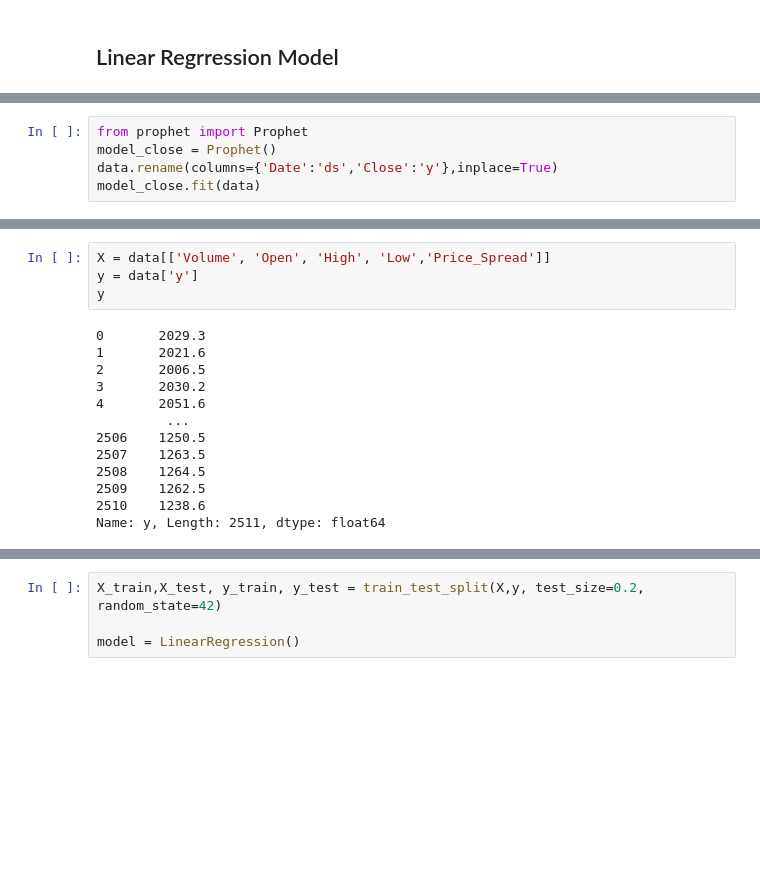
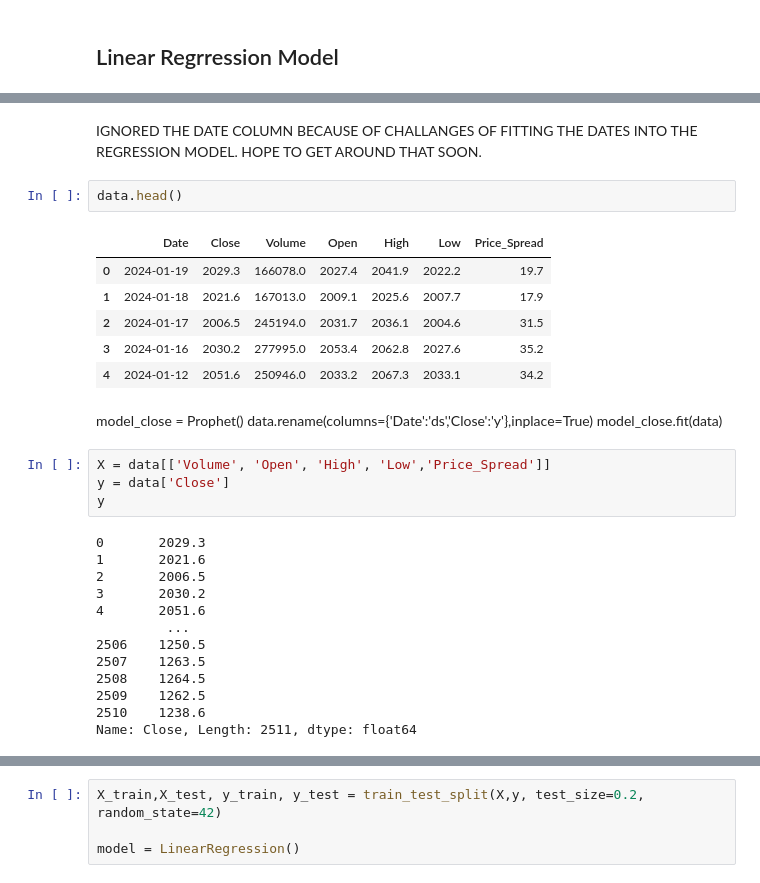
Before and after one commit to JOSEPHEKEIGI/MachineLearning_Gold_Prediction_linear_regression_Project, a Jupyter notebook: Gold-Prices-Exploratory-Analysis.ipynb, the cells around one changed output, grey strips where cells are left out. Drawn from its saved outputs; the diff is of its cells as text; blank space fills up the shorter version.

```diff
--- a/Gold-Prices-Exploratory-Analysis.ipynb
+++ b/Gold-Prices-Exploratory-Analysis.ipynb
@@ -172,5 +172,0 @@ import prophet
-# %%
-from prophet import Prophet
-model_close = Prophet()
-data.rename(columns={'Date':'ds','Close':'y'},inplace=True)
-model_close.fit(data)
@@ -181,6 +173,22 @@ model_close.fit(data)
+# %% [markdown]
+IGNORED THE DATE COLUMN BECAUSE OF CHALLANGES OF FITTING THE DATES INTO THE REGRESSION MODEL. HOPE TO GET AROUND THAT SOON.
+# %%
+data.head()
+# %% [output]
+|  | Date | Close | Volume | Open | High | Low | Price_Spread |
+| 0 | 2024-01-19 | 2029.3 | 166078.0 | 2027.4 | 2041.9 | 2022.2 | 19.7 |
+| 1 | 2024-01-18 | 2021.6 | 167013.0 | 2009.1 | 2025.6 | 2007.7 | 17.9 |
+| 2 | 2024-01-17 | 2006.5 | 245194.0 | 2031.7 | 2036.1 | 2004.6 | 31.5 |
+| 3 | 2024-01-16 | 2030.2 | 277995.0 | 2053.4 | 2062.8 | 2027.6 | 35.2 |
+| 4 | 2024-01-12 | 2051.6 | 250946.0 | 2033.2 | 2067.3 | 2033.1 | 34.2 |
+# %% [markdown]
+
+model_close = Prophet()
+data.rename(columns={'Date':'ds','Close':'y'},inplace=True)
+model_close.fit(data)
 # %%
 X = data[['Volume', 'Open', 'High', 'Low','Price_Spread']]
-y = data['y']
+y = data['Close']
 y
 # %% [output]
 0       2029.3
@@ -194,7 +202,7 @@ y
 2508    1264.5
 2509    1262.5
 2510    1238.6
-Name: y, Length: 2511, dtype: float64
+Name: Close, Length: 2511, dtype: float64
 # %%
 X.head(), y.head()
 # %% [output]
```
Also changed, not shown: parts of 14 cells of this notebook, 5 other files.
